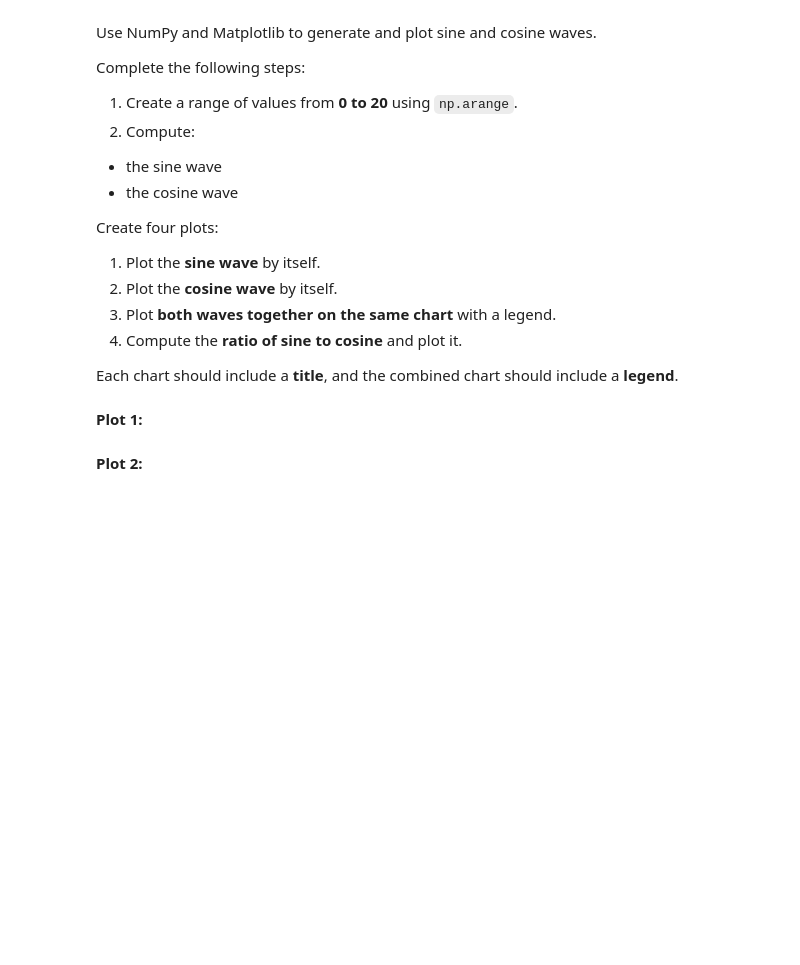
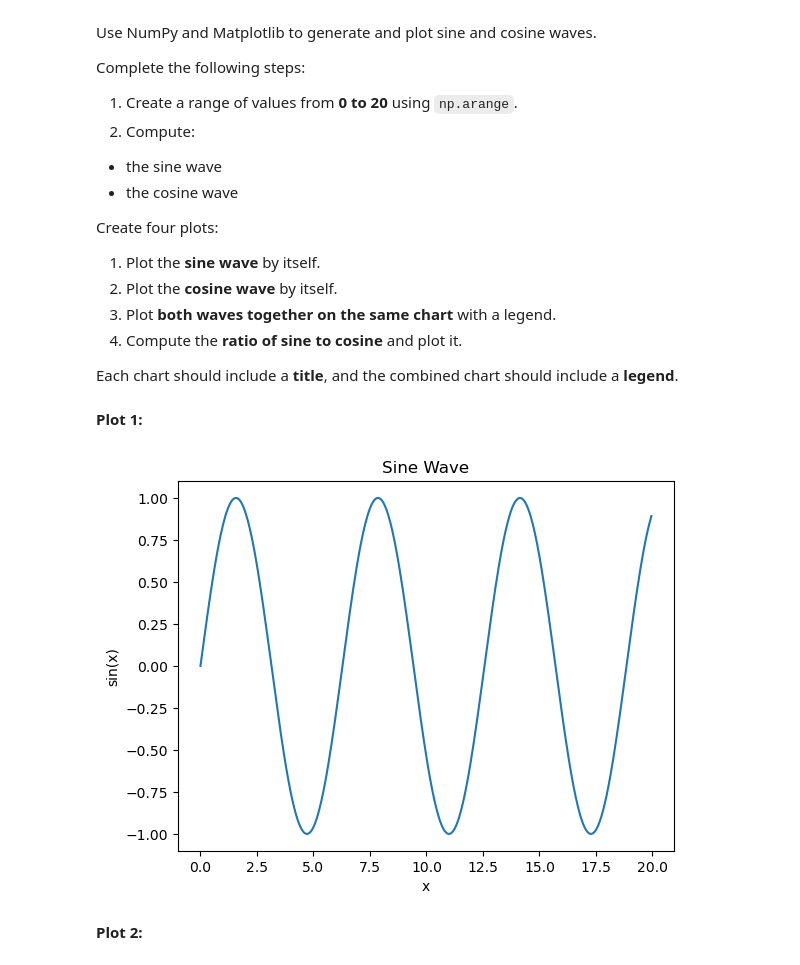
Before and after one commit to ehui-lab/ehui-boston, a Jupyter notebook: bu-cds-dx602/homework/week-09/homework.ipynb, the cells around one changed output. Drawn from its saved outputs; the diff is of its cells as text; code cells hidden in the pictures; blank space fills up the shorter version.

```diff
--- a/bu-cds-dx602/homework/week-09/homework.ipynb
+++ b/bu-cds-dx602/homework/week-09/homework.ipynb
@@ -132,2 +172,13 @@ Each chart should include a **title**, and the combined chart should include a *
+# %%
+# Values from 0 up to 20; a small step keeps the curve smooth.
+x = np.arange(0, 20, 0.05)
+sine_wave = np.sin(x)
+plt.plot(x, sine_wave)
+plt.title("Sine Wave")
+plt.xlabel("x")
+plt.ylabel("sin(x)")
+plt.show()
+# %% [output]
+[figure, added]
 # %% [markdown]
 **Plot 2:**
```
Also changed, not shown: parts of 33 cells of this notebook, 4 other files.
